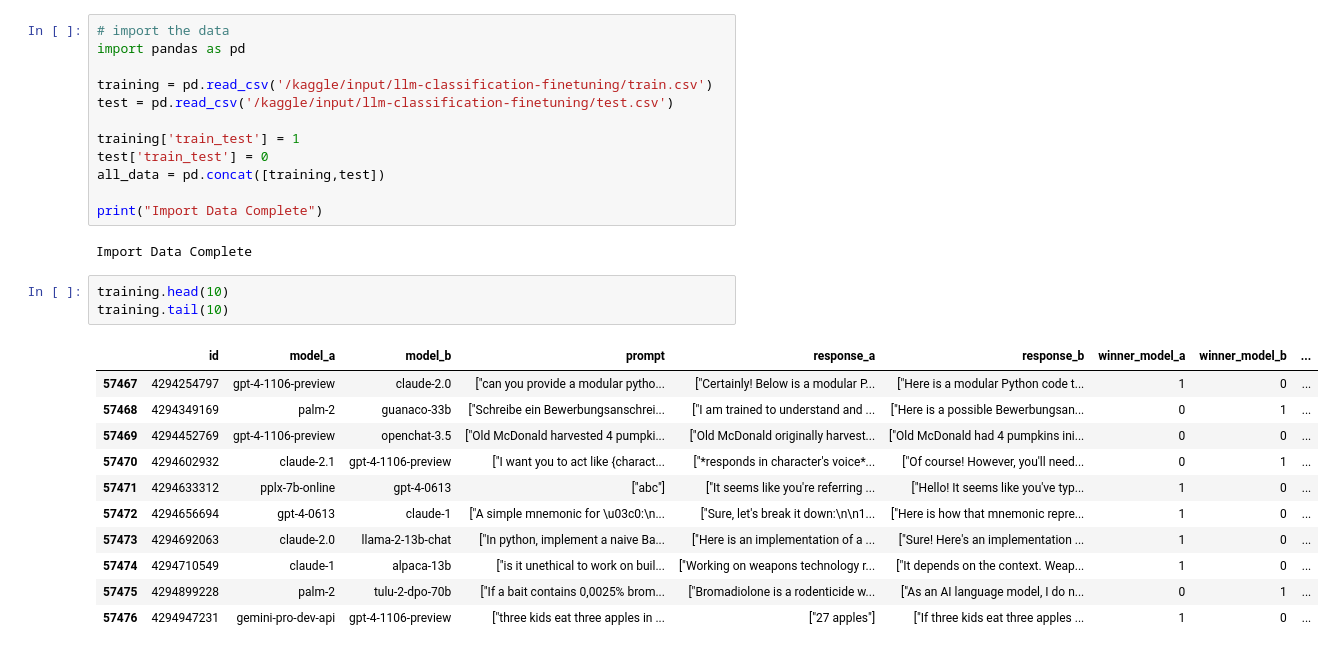
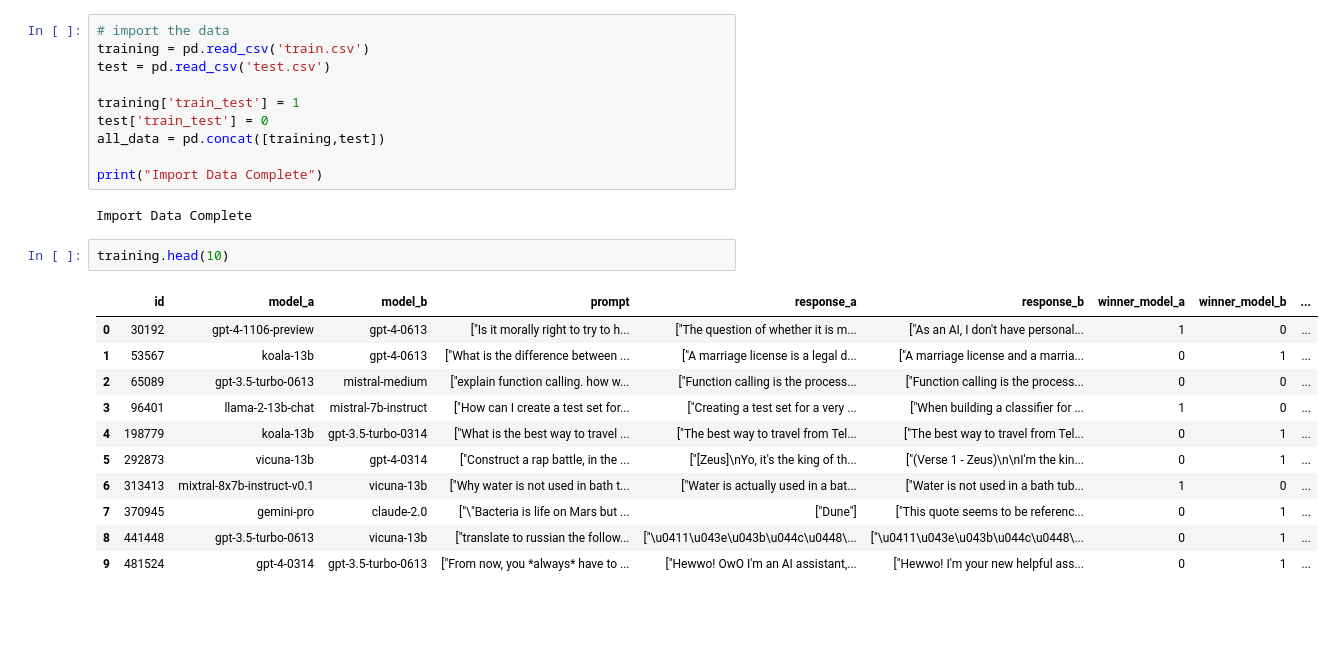
Before and after one commit to AlperCeyhun/llm-classification-finetuning, a Jupyter notebook: src/model/llm-classification-finetuning.ipynb, the cells around one changed output. Saved outputs shown, nothing was run; the diff lists cells and outputs as text; blank space fills up the shorter version.

Commit message:
minor code cleanup in model

```diff
--- a/src/model/llm-classification-finetuning.ipynb
+++ b/src/model/llm-classification-finetuning.ipynb
@@ -1,9 +11,7 @@
 # %%
 # import the data
-import pandas as pd
-
-training = pd.read_csv('/kaggle/input/llm-classification-finetuning/train.csv')
-test = pd.read_csv('/kaggle/input/llm-classification-finetuning/test.csv')
+training = pd.read_csv('train.csv')
+test = pd.read_csv('test.csv')
 
 training['train_test'] = 1
 test['train_test'] = 0
@@ -14,17 +22,16 @@ print("Import Data Complete")
 Import Data Complete
 # %%
 training.head(10)
-training.tail(10)
 # %% [output]
 |  | id | model_a | model_b | prompt | response_a | response_b | winner_model_a | winner_model_b | ... |
-| 57467 | 4294254797 | gpt-4-1106-preview | claude-2.0 | ["can you provide a modular pytho... | ["Certainly! Below is a modular P... | ["Here is a modular Python code t... | 1 | 0 | ... |
-| 57468 | 4294349169 | palm-2 | guanaco-33b | ["Schreibe ein Bewerbungsanschrei... | ["I am trained to understand and ... | ["Here is a possible Bewerbungsan... | 0 | 1 | ... |
-| 57469 | 4294452769 | gpt-4-1106-preview | openchat-3.5 | ["Old McDonald harvested 4 pumpki... | ["Old McDonald originally harvest... | ["Old McDonald had 4 pumpkins ini... | 0 | 0 | ... |
-| 57470 | 4294602932 | claude-2.1 | gpt-4-1106-preview | ["I want you to act like {charact... | ["*responds in character's voice*... | ["Of course! However, you'll need... | 0 | 1 | ... |
-| 57471 | 4294633312 | pplx-7b-online | gpt-4-0613 | ["abc"] | ["It seems like you're referring ... | ["Hello! It seems like you've typ... | 1 | 0 | ... |
-| 57472 | 4294656694 | gpt-4-0613 | claude-1 | ["A simple mnemonic for \u03c0:\n... | ["Sure, let's break it down:\n\n1... | ["Here is how that mnemonic repre... | 1 | 0 | ... |
-| 57473 | 4294692063 | claude-2.0 | llama-2-13b-chat | ["In python, implement a naive Ba... | ["Here is an implementation of a ... | ["Sure! Here's an implementation ... | 1 | 0 | ... |
-| 57474 | 4294710549 | claude-1 | alpaca-13b | ["is it unethical to work on buil... | ["Working on weapons technology r... | ["It depends on the context. Weap... | 1 | 0 | ... |
-| 57475 | 4294899228 | palm-2 | tulu-2-dpo-70b | ["If a bait contains 0,0025% brom... | ["Bromadiolone is a rodenticide w... | ["As an AI language model, I do n... | 0 | 1 | ... |
-| 57476 | 4294947231 | gemini-pro-dev-api | gpt-4-1106-preview | ["three kids eat three apples in ... | ["27 apples"] | ["If three kids eat three apples ... | 1 | 0 | ... |
+| 0 | 30192 | gpt-4-1106-preview | gpt-4-0613 | ["Is it morally right to try to h... | ["The question of whether it is m... | ["As an AI, I don't have personal... | 1 | 0 | ... |
+| 1 | 53567 | koala-13b | gpt-4-0613 | ["What is the difference between ... | ["A marriage license is a legal d... | ["A marriage license and a marria... | 0 | 1 | ... |
+| 2 | 65089 | gpt-3.5-turbo-0613 | mistral-medium | ["explain function calling. how w... | ["Function calling is the process... | ["Function calling is the process... | 0 | 0 | ... |
+| 3 | 96401 | llama-2-13b-chat | mistral-7b-instruct | ["How can I create a test set for... | ["Creating a test set for a very ... | ["When building a classifier for ... | 1 | 0 | ... |
+| 4 | 198779 | koala-13b | gpt-3.5-turbo-0314 | ["What is the best way to travel ... | ["The best way to travel from Tel... | ["The best way to travel from Tel... | 0 | 1 | ... |
+| 5 | 292873 | vicuna-13b | gpt-4-0314 | ["Construct a rap battle, in the ... | ["[Zeus]\nYo, it's the king of th... | ["(Verse 1 - Zeus)\n\nI'm the kin... | 0 | 1 | ... |
+| 6 | 313413 | mixtral-8x7b-instruct-v0.1 | vicuna-13b | ["Why water is not used in bath t... | ["Water is actually used in a bat... | ["Water is not used in a bath tub... | 1 | 0 | ... |
+| 7 | 370945 | gemini-pro | claude-2.0 | ["\"Bacteria is life on Mars but ... | ["Dune"] | ["This quote seems to be referenc... | 0 | 1 | ... |
+| 8 | 441448 | gpt-3.5-turbo-0613 | vicuna-13b | ["translate to russian the follow... | ["\u0411\u043e\u043b\u044c\u0448\... | ["\u0411\u043e\u043b\u044c\u0448\... | 0 | 1 | ... |
+| 9 | 481524 | gpt-4-0314 | gpt-3.5-turbo-0613 | ["From now, you *always* have to ... | ["Hewwo! OwO I'm an AI assistant,... | ["Hewwo! I'm your new helpful ass... | 0 | 1 | ... |
 # %%
```
Also changed, not shown: parts of 8 cells of this notebook, 1 other file.
